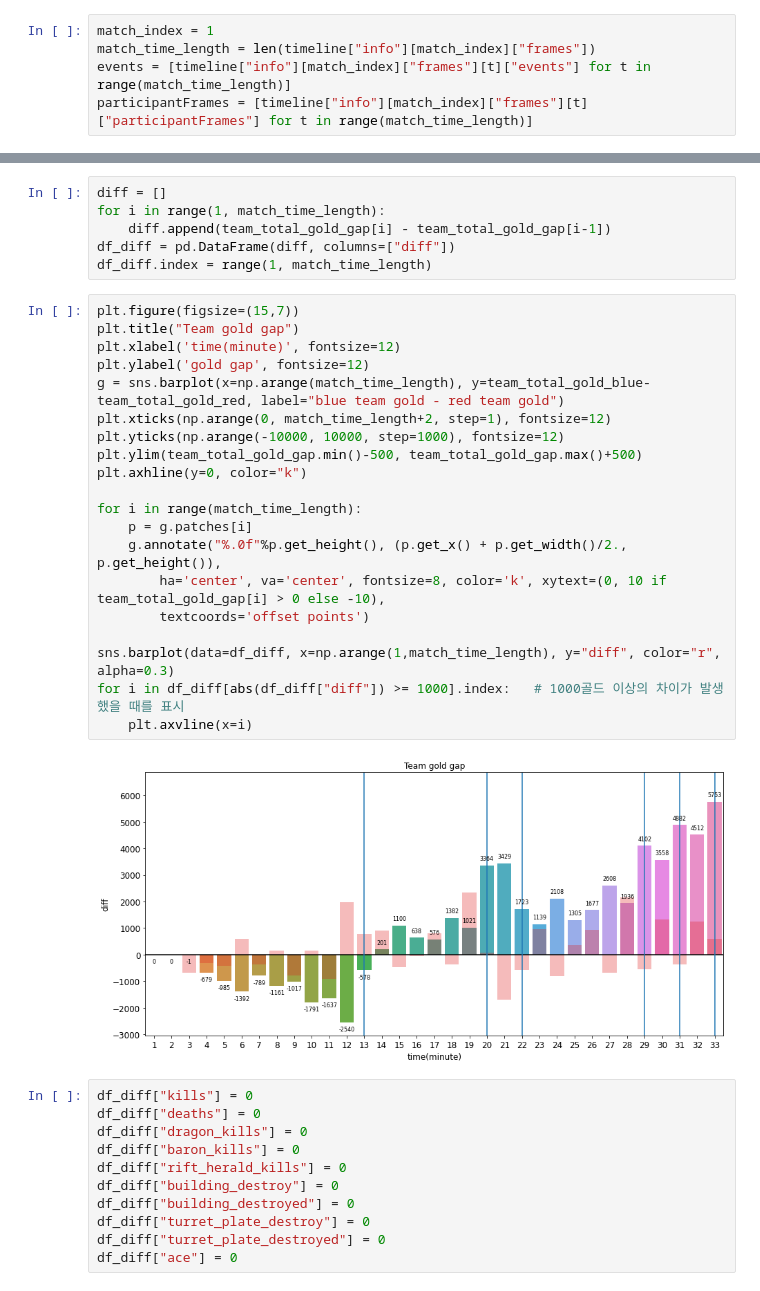
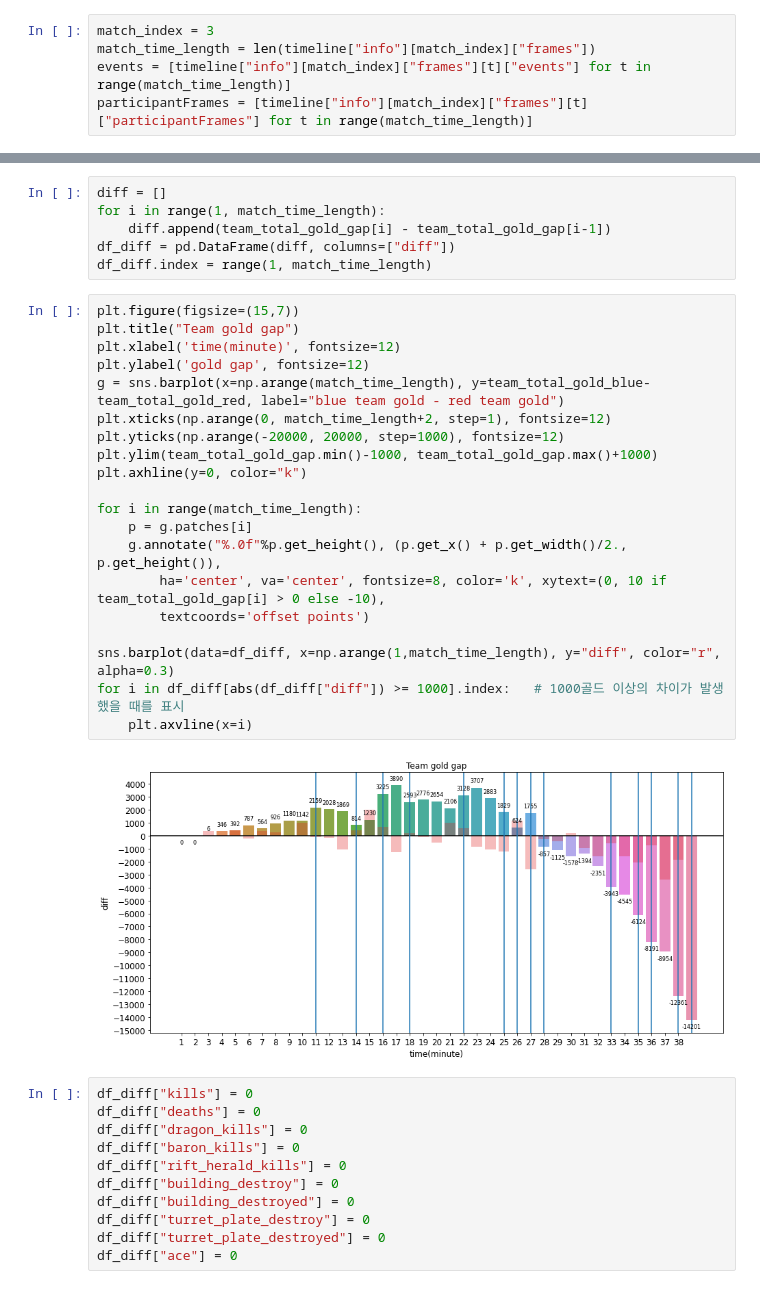
Before and after one commit to uowol/Project_LoLStatistics, a Jupyter notebook: GOLD.ipynb, the cells around one changed output, grey strips where cells are left out. Drawn from its saved outputs; the diff is of its cells as text.

Commit message:
update visualizing function

```diff
--- a/GOLD.ipynb
+++ b/GOLD.ipynb
@@ -11,7 +11,7 @@ timeline = pd.read_json("data/{name}/timeline.json".format(name=summoner_name))
 match_length = len(timeline)
 metadata = pd.concat([pd.json_normalize(timeline["metadata"][match_idx]).iloc[:,1:] for match_idx in range(match_length)]).reset_index()
 # %%
-match_index = 1
+match_index = 3
 match_time_length = len(timeline["info"][match_index]["frames"])
 events = [timeline["info"][match_index]["frames"][t]["events"] for t in range(match_time_length)]
 participantFrames = [timeline["info"][match_index]["frames"][t]["participantFrames"] for t in range(match_time_length)]
@@ -73,25 +69,25 @@ df_diff.index = range(1, match_time_length)
 # %%
 plt.figure(figsize=(15,7))
 plt.title("Team gold gap")
 plt.xlabel('time(minute)', fontsize=12)
 plt.ylabel('gold gap', fontsize=12)
 g = sns.barplot(x=np.arange(match_time_length), y=team_total_gold_blue-team_total_gold_red, label="blue team gold - red team gold")
 plt.xticks(np.arange(0, match_time_length+2, step=1), fontsize=12)
-plt.yticks(np.arange(-10000, 10000, step=1000), fontsize=12)
-plt.ylim(team_total_gold_gap.min()-500, team_total_gold_gap.max()+500)
+plt.yticks(np.arange(-20000, 20000, step=1000), fontsize=12)
+plt.ylim(team_total_gold_gap.min()-1000, team_total_gold_gap.max()+1000)
 plt.axhline(y=0, color="k")
 
 for i in range(match_time_length):
     p = g.patches[i]
     g.annotate("%.0f"%p.get_height(), (p.get_x() + p.get_width()/2., p.get_height()),
         ha='center', va='center', fontsize=8, color='k', xytext=(0, 10 if team_total_gold_gap[i] > 0 else -10),
         textcoords='offset points')
 
 sns.barplot(data=df_diff, x=np.arange(1,match_time_length), y="diff", color="r", alpha=0.3)
 for i in df_diff[abs(df_diff["diff"]) >= 1000].index:   # 1000골드 이상의 차이가 발생했을 때를 표시
     plt.axvline(x=i)
 # %% [output]
-[figure, old version]
+[figure, new version]
 # %%
 df_diff["kills"] = 0
 df_diff["deaths"] = 0
```
Also changed, not shown: parts of 8 cells of this notebook.
